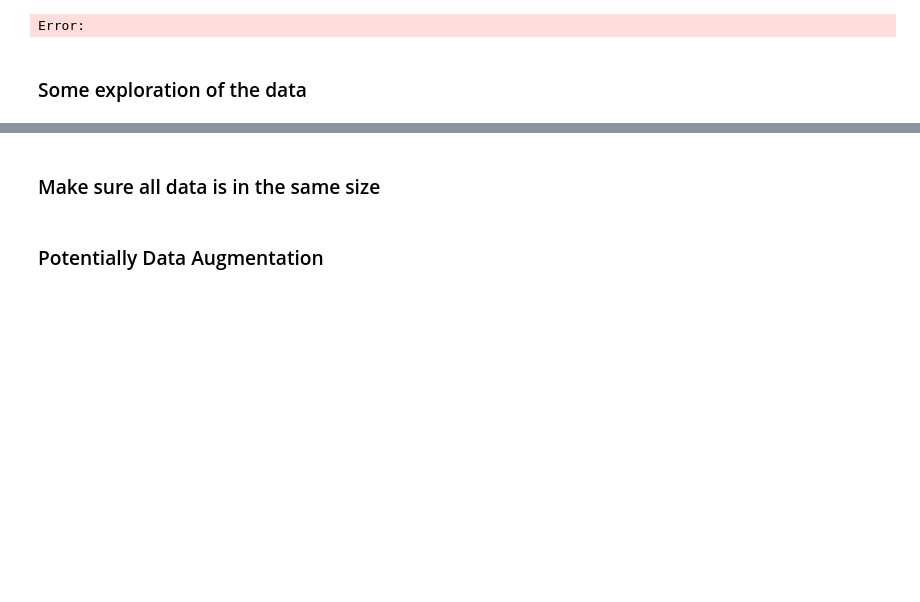
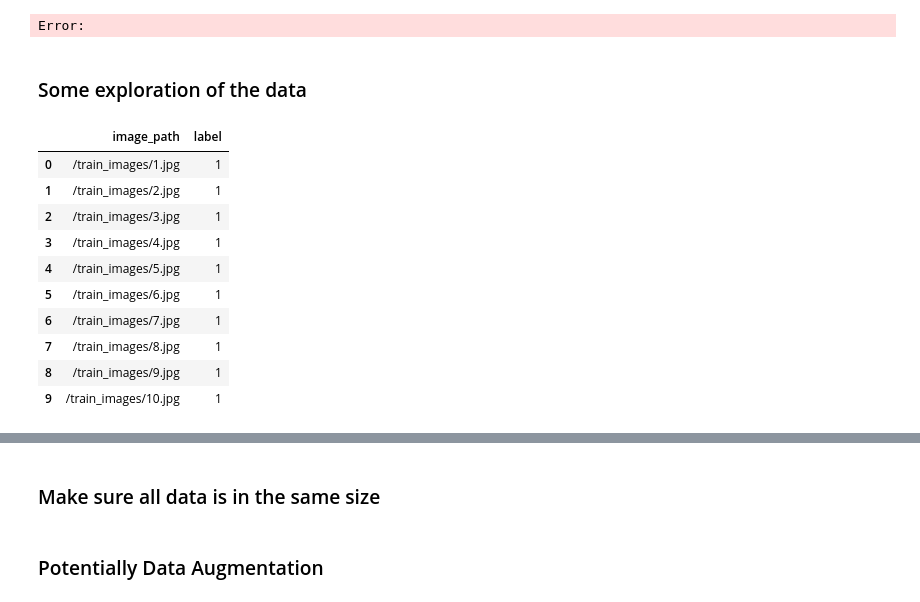
Before and after one commit to YasinKaryagdi/AppliedMLProject, a Jupyter notebook: aml-2025-feathers-in-focus/code.ipynb, the cells around one changed output, grey strips where cells are left out. Drawn from its saved outputs; the diff is of its cells as text; code cells hidden in the pictures; blank space fills up the shorter version.

```diff
--- a/aml-2025-feathers-in-focus/code.ipynb
+++ b/aml-2025-feathers-in-focus/code.ipynb
@@ -22,3 +22,19 @@ Error:
 ### Some exploration of the data
 # %%
 # temp
+
+data = pd.read_csv("/Users/micolcandoni/Documents/GitHub/AppliedMLProject/aml-2025-feathers-in-focus/train_images.csv")
+
+data.head(10)
+# %% [output]
+|  | image_path | label |
+| 0 | /train_images/1.jpg | 1 |
+| 1 | /train_images/2.jpg | 1 |
+| 2 | /train_images/3.jpg | 1 |
+| 3 | /train_images/4.jpg | 1 |
+| 4 | /train_images/5.jpg | 1 |
+| 5 | /train_images/6.jpg | 1 |
+| 6 | /train_images/7.jpg | 1 |
+| 7 | /train_images/8.jpg | 1 |
+| 8 | /train_images/9.jpg | 1 |
+| 9 | /train_images/10.jpg | 1 |
```
Also changed, not shown: parts of 6 cells of this notebook.
